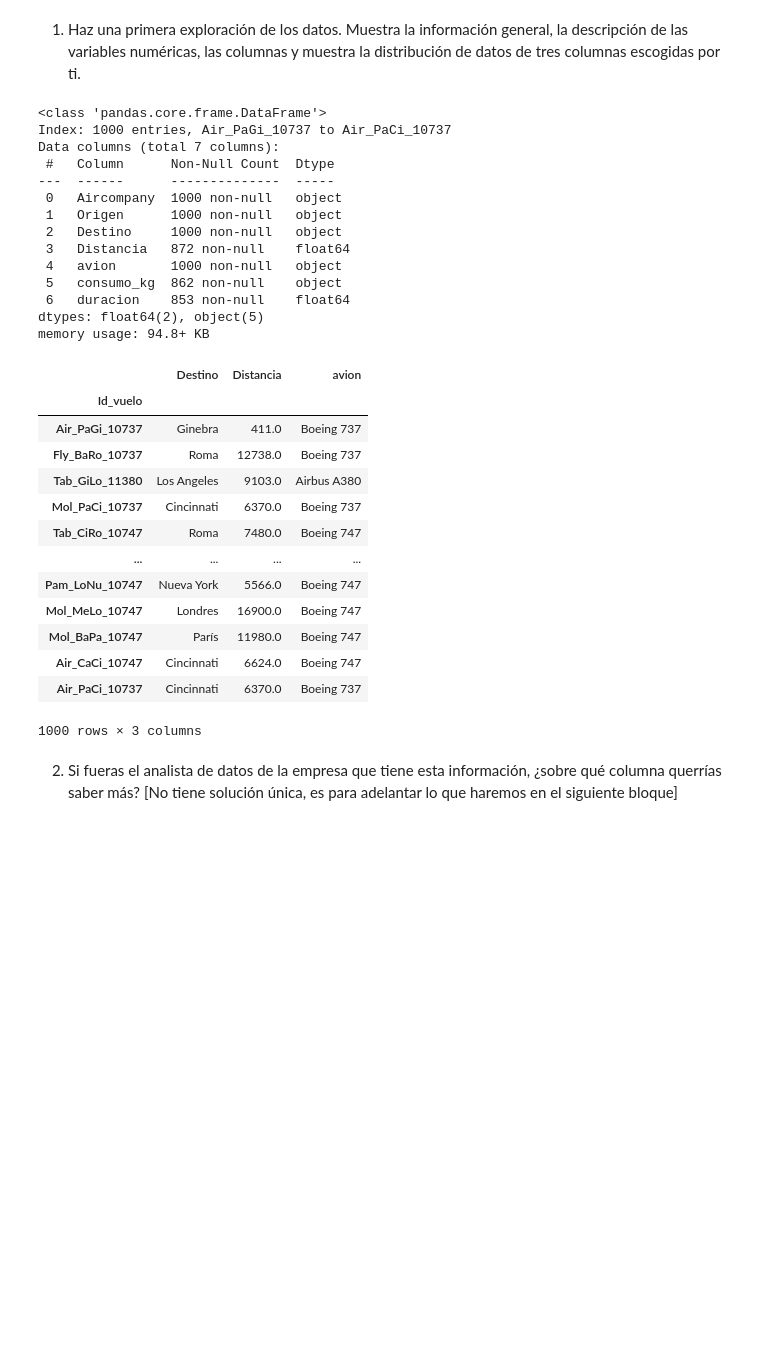
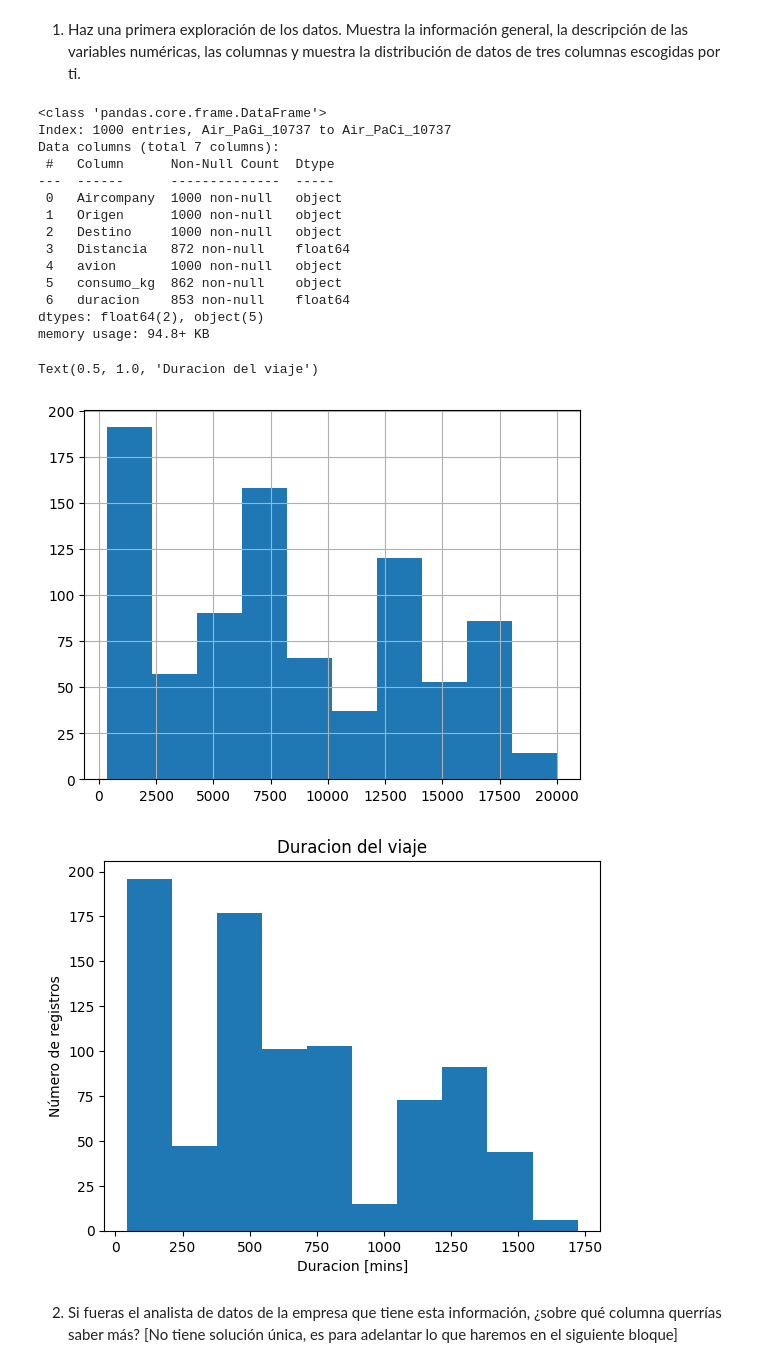
Before and after one commit to raquel-julian/ONLINE_DS_THEBRIDGE_r_julian, a Jupyter notebook: 02_Programacion_y_Herramientas_Avanzadas/Sprint_04/Unidad_02/Practica_Obligatoria/18_Practica_Obligatoria_Pandas_II.ipynb, the cells around one changed output. Saved outputs shown, nothing was run; the diff lists cells and outputs as text; code cells hidden in the pictures; blank space fills up the shorter version.

```diff
--- a/02_Programacion_y_Herramientas_Avanzadas/Sprint_04/Unidad_02/Practica_Obligatoria/18_Practica_Obligatoria_Pandas_II.ipynb
+++ b/02_Programacion_y_Herramientas_Avanzadas/Sprint_04/Unidad_02/Practica_Obligatoria/18_Practica_Obligatoria_Pandas_II.ipynb
@@ -16,48 +16,49 @@ import numpy as np
 import pandas as pd
 
 df_viajes_aereos = pd.read_csv("./data/dataset_viajes.csv", index_col = "Id_vuelo")
+df = df_viajes_aereos.copy() #primero es mejor copiar.
 # %% [markdown]
 1. Haz una primera exploración de los datos. Muestra la información general, la descripción de las variables numéricas, las columnas y muestra la distribución de datos de tres columnas escogidas por ti.
 # %%
 #Muestra informacion general
 df_viajes_aereos.info()
+df.head()
 
 #Descripcion variables numericas
 df_viajes_aereos.describe()
+df_viajes_aereos['Distancia'].describe()
+df['Distancia'].hist() #imprime el grafico
 
 #Muestra las columnas
 df_viajes_aereos.columns
 
 #Distribucion de datos de tres columnas escogidas por mi
 df_viajes_aereos.iloc[:,2:5]
+
+
+import matplotlib.pyplot as plt
+fig = plt.figure()
+plt.hist(df_viajes_aereos['duracion'],bins=10) #bins es intervalo. Si ponemos mucho, nos apareceran huecos y no queremos eso.
+plt.xlabel('Duracion [mins]')
+plt.ylabel('Número de registros')
+plt.title('Duracion del viaje')
 # %% [output]
 <class 'pandas.core.frame.DataFrame'>
 Index: 1000 entries, Air_PaGi_10737 to Air_PaCi_10737
 Data columns (total 7 columns):
  #   Column      Non-Null Count  Dtype
 ---  ------      --------------  -----
  0   Aircompany  1000 non-null   object
  1   Origen      1000 non-null   object
  2   Destino     1000 non-null   object
  3   Distancia   872 non-null    float64
  4   avion       1000 non-null   object
  5   consumo_kg  862 non-null    object
  6   duracion    853 non-null    float64
 dtypes: float64(2), object(5)
 memory usage: 94.8+ KB
-|  | Destino | Distancia | avion |
-| Id_vuelo |  |  |  |
-| Air_PaGi_10737 | Ginebra | 411.0 | Boeing 737 |
-| Fly_BaRo_10737 | Roma | 12738.0 | Boeing 737 |
-| Tab_GiLo_11380 | Los Angeles | 9103.0 | Airbus A380 |
-| Mol_PaCi_10737 | Cincinnati | 6370.0 | Boeing 737 |
-| Tab_CiRo_10747 | Roma | 7480.0 | Boeing 747 |
-| ... | ... | ... | ... |
-| Pam_LoNu_10747 | Nueva York | 5566.0 | Boeing 747 |
-| Mol_MeLo_10747 | Londres | 16900.0 | Boeing 747 |
-| Mol_BaPa_10747 | París | 11980.0 | Boeing 747 |
-| Air_CaCi_10747 | Cincinnati | 6624.0 | Boeing 747 |
-| Air_PaCi_10737 | Cincinnati | 6370.0 | Boeing 737 |
-1000 rows × 3 columns
+Text(0.5, 1.0, 'Duracion del viaje')
+[figure, added]
+[figure, added]
 # %% [markdown]
 2. Si fueras el analista de datos de la empresa que tiene esta información, ¿sobre qué columna querrías saber más? [No tiene solución única, es para adelantar lo que haremos en el siguiente bloque]
```
Also changed, not shown: parts of 5 cells of this notebook, 18 other files.
